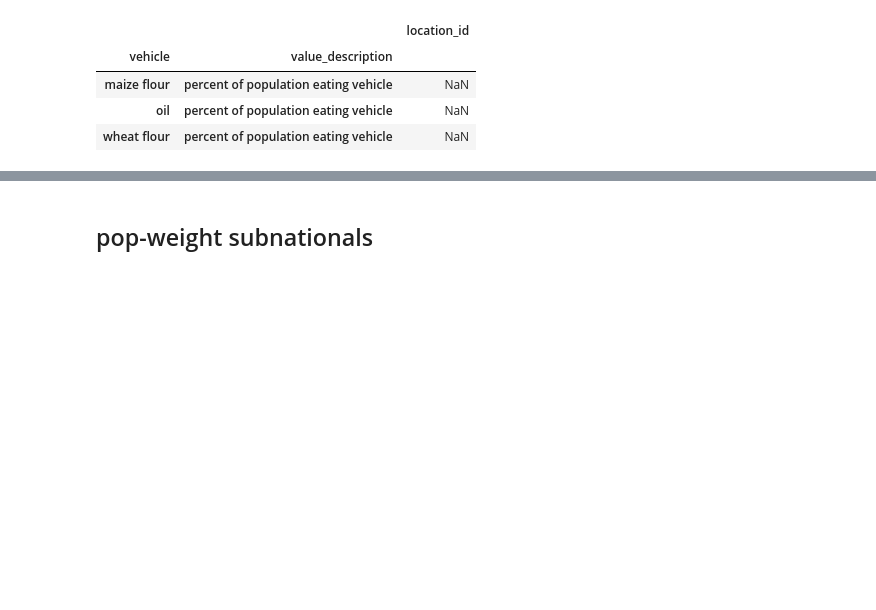
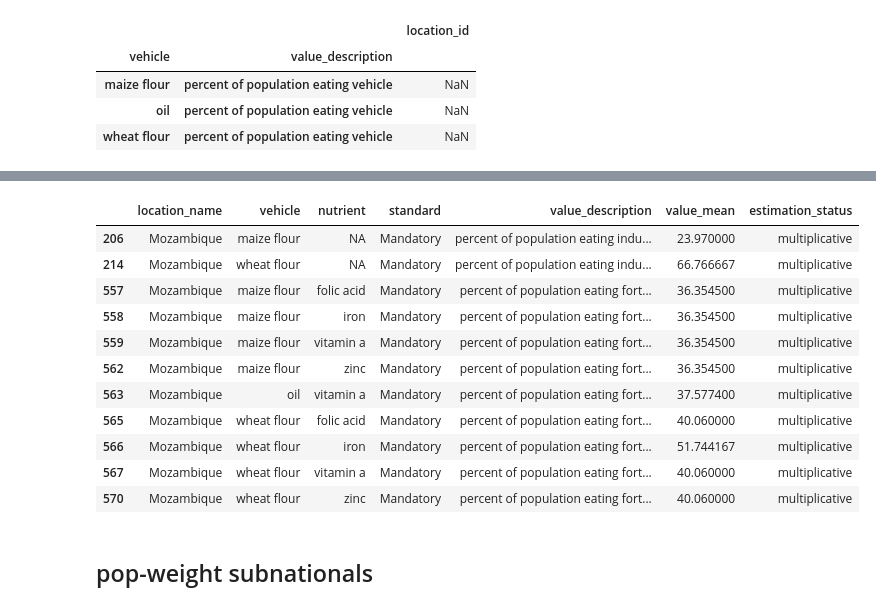
Before and after one commit to ihmeuw/vivarium_research_lsff, a Jupyter notebook: data_prep/pipeline/interim/2021_03_24_clean_population_coverage_data_tier4.ipynb, the cells around one changed output, grey strips where cells are left out. Cells and saved outputs as stored; diff of their text form; code cells hidden in the pictures; blank space fills up the shorter version.

```diff
--- a/data_prep/pipeline/interim/2021_03_24_clean_population_coverage_data_tier4.ipynb
+++ b/data_prep/pipeline/interim/2021_03_24_clean_population_coverage_data_tier4.ipynb
@@ -500,3 +506,22 @@ mult_estimates[(mult_estimates.location_name=="Mozambique")]
 | 568 | Mozambique | wheat flour | vitamin b1 | Mandatory | percent of population eating fort... | 40.060000 | multiplicative |
 | 569 | Mozambique | wheat flour | vitamin b12 | Mandatory | percent of population eating fort... | 40.060000 | multiplicative |
 | 570 | Mozambique | wheat flour | zinc | Mandatory | percent of population eating fort... | 40.060000 | multiplicative |
+# %%
+subset_data['Mozambique'] = subset_data['Mozambique'].append(
+    mult_estimates[(mult_estimates.location_name=="Mozambique") & (mult_estimates.nutrient.isin(["NA"] + nutrients))]
+)
+
+mult_estimates[(mult_estimates.location_name=="Mozambique") & (mult_estimates.nutrient.isin(["NA"] + nutrients))]
+# %% [output]
+|  | location_name | vehicle | nutrient | standard | value_description | value_mean | estimation_status |
+| 206 | Mozambique | maize flour | NA | Mandatory | percent of population eating indu... | 23.970000 | multiplicative |
+| 214 | Mozambique | wheat flour | NA | Mandatory | percent of population eating indu... | 66.766667 | multiplicative |
+| 557 | Mozambique | maize flour | folic acid | Mandatory | percent of population eating fort... | 36.354500 | multiplicative |
+| 558 | Mozambique | maize flour | iron | Mandatory | percent of population eating fort... | 36.354500 | multiplicative |
+| 559 | Mozambique | maize flour | vitamin a | Mandatory | percent of population eating fort... | 36.354500 | multiplicative |
+| 562 | Mozambique | maize flour | zinc | Mandatory | percent of population eating fort... | 36.354500 | multiplicative |
+| 563 | Mozambique | oil | vitamin a | Mandatory | percent of population eating fort... | 37.577400 | multiplicative |
+| 565 | Mozambique | wheat flour | folic acid | Mandatory | percent of population eating fort... | 40.060000 | multiplicative |
+| 566 | Mozambique | wheat flour | iron | Mandatory | percent of population eating fort... | 51.744167 | multiplicative |
+| 567 | Mozambique | wheat flour | vitamin a | Mandatory | percent of population eating fort... | 40.060000 | multiplicative |
+| 570 | Mozambique | wheat flour | zinc | Mandatory | percent of population eating fort... | 40.060000 | multiplicative |
```
Also changed, not shown: parts of 51 cells of this notebook, 2 other files.
